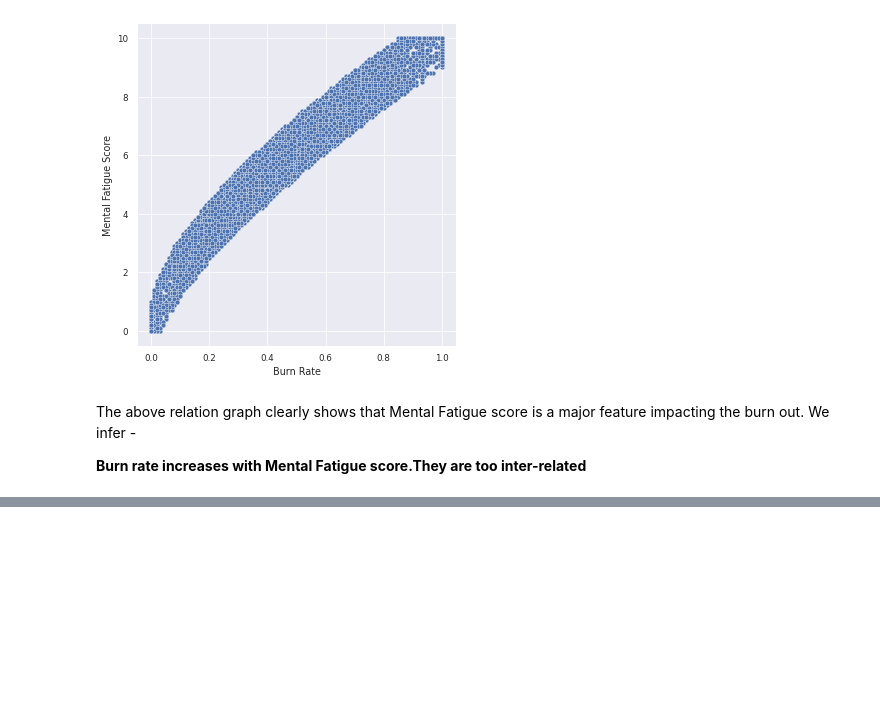
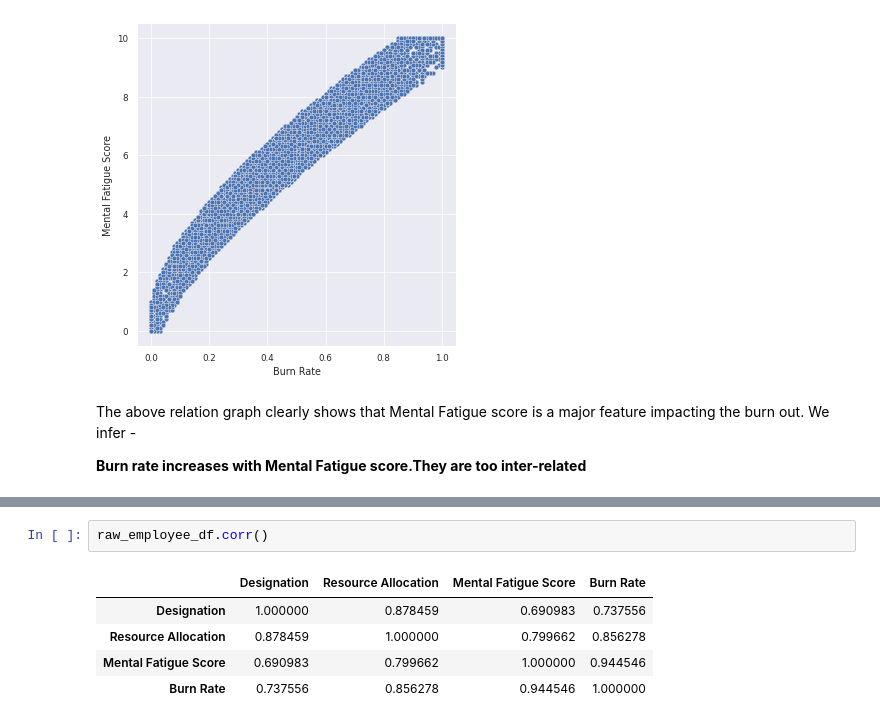
Before and after one commit to AMMLRepos/predict-mental-burnout-of-employeesu, a Jupyter notebook: Analyzing_and_predicting_employee_burnout_during_pandemic.ipynb, the cells around one changed output, grey strips where cells are left out. Saved outputs shown, nothing was run; the diff lists cells and outputs as text; blank space fills up the shorter version.

```diff
--- a/Analyzing_and_predicting_employee_burnout_during_pandemic.ipynb
+++ b/Analyzing_and_predicting_employee_burnout_during_pandemic.ipynb
@@ -224,0 +242,8 @@ The above relation graph clearly shows that Mental Fatigue score is a major feat
+# %%
+raw_employee_df.corr()
+# %% [output]
+|  | Designation | Resource Allocation | Mental Fatigue Score | Burn Rate |
+| Designation | 1.000000 | 0.878459 | 0.690983 | 0.737556 |
+| Resource Allocation | 0.878459 | 1.000000 | 0.799662 | 0.856278 |
+| Mental Fatigue Score | 0.690983 | 0.799662 | 1.000000 | 0.944546 |
+| Burn Rate | 0.737556 | 0.856278 | 0.944546 | 1.000000 |
```
Also changed, not shown: parts of 12 cells of this notebook.
